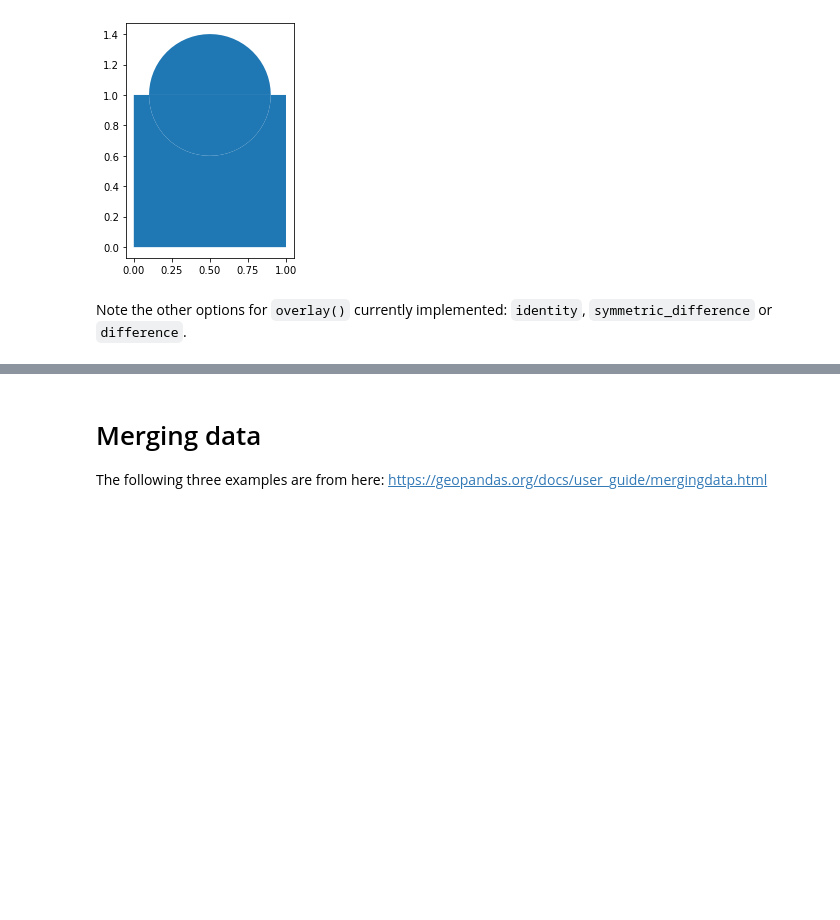
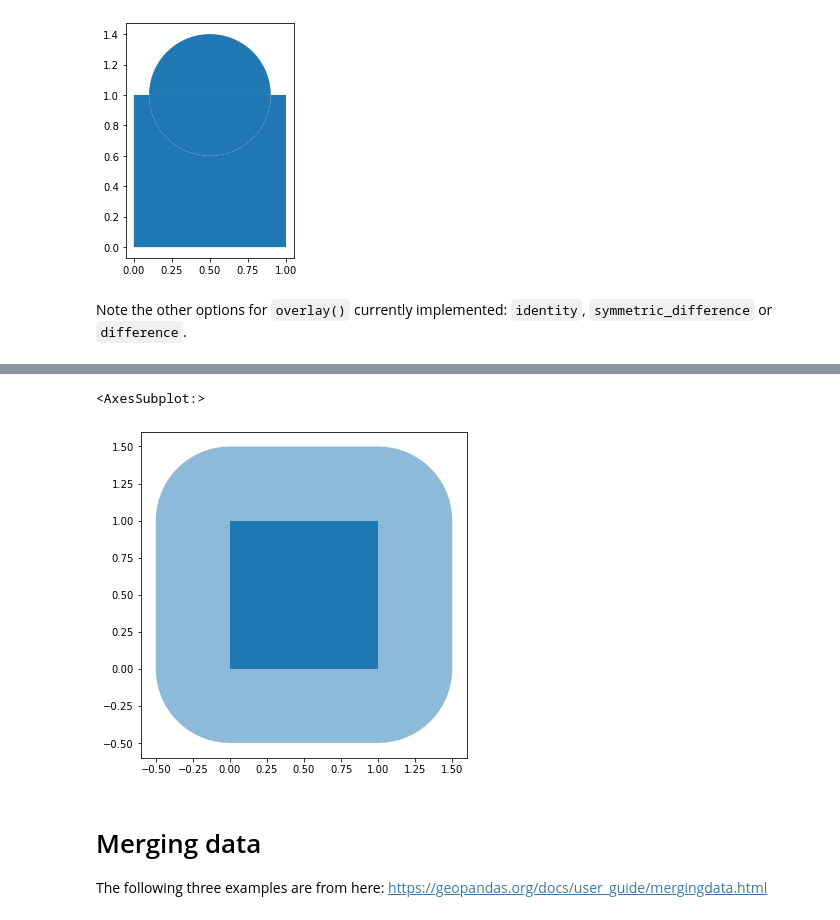
Before and after one commit to sebastianhohmann/geopandas_examples, a Jupyter notebook: _04_common_recipes_reatures.ipynb, the cells around one changed output, grey strips where cells are left out. Saved outputs shown, nothing was run; the diff lists cells and outputs as text; code cells hidden in the pictures; blank space fills up the shorter version.

```diff
--- a/_04_common_recipes_reatures.ipynb
+++ b/_04_common_recipes_reatures.ipynb
@@ -144,3 +180,10 @@ Note the other options for `overlay()` currently implemented: `identity`, `symme
+# %%
+f, ax = plt.subplots(1,1, figsize=(10, 6))
+square.plot(ax=ax)
+buffer_polygon.plot(ax=ax, alpha=0.5)
+# %% [output]
+<AxesSubplot:>
+[figure, added]
 # %% [markdown]
 # Merging data
 
```
Also changed, not shown: parts of 52 cells of this notebook.
